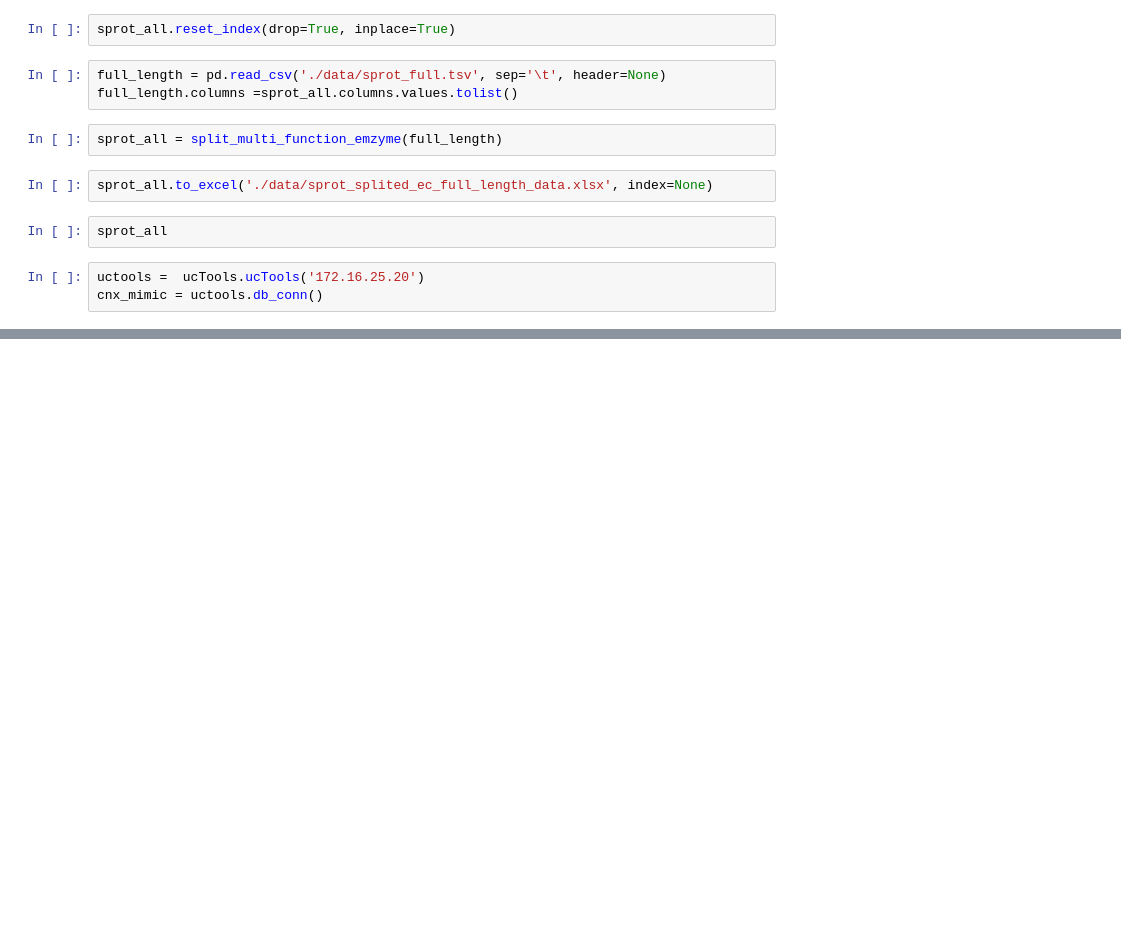
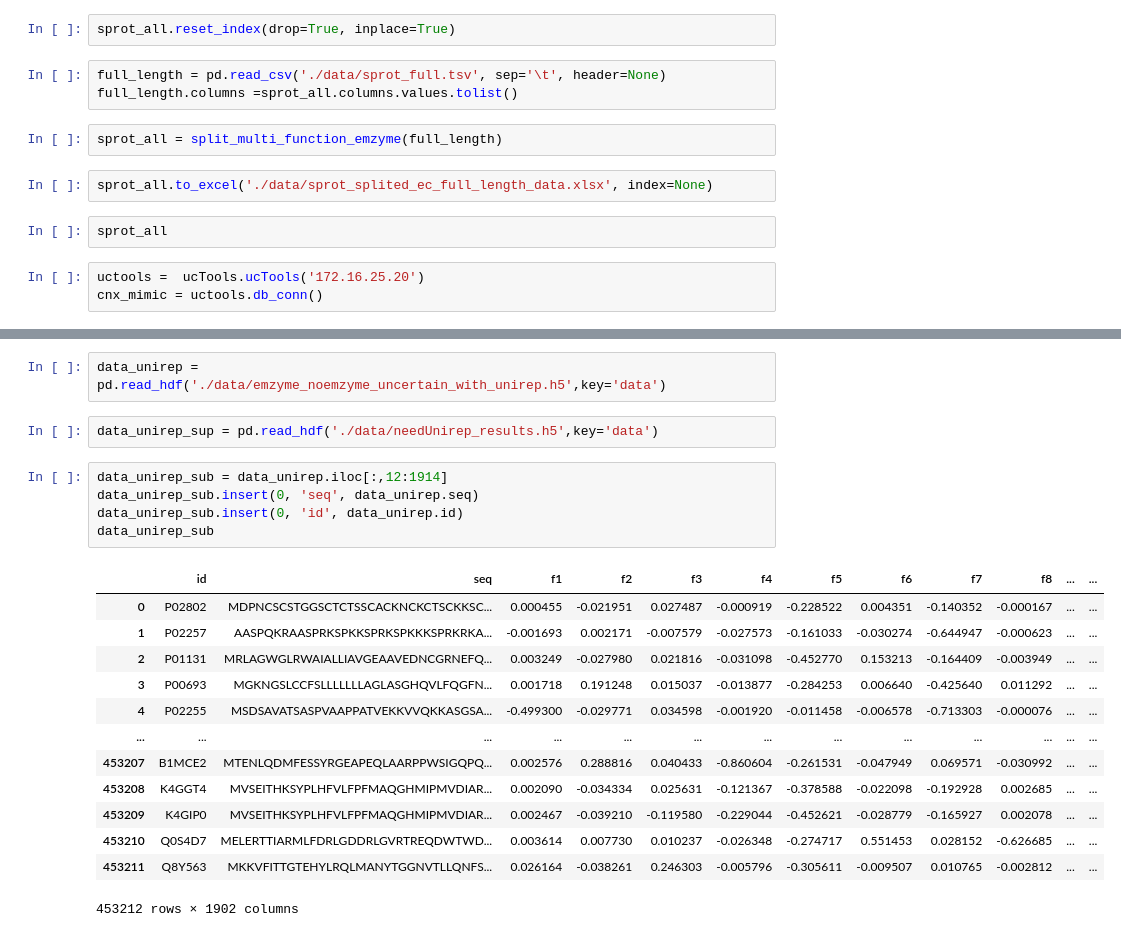
Before and after one commit to kingstdio/BioUniprot, a Jupyter notebook: data_analysis.ipynb, the cells around one changed output, grey strips where cells are left out. Cells and saved outputs as stored; diff of their text form; blank space fills up the shorter version.

```diff
--- a/data_analysis.ipynb
+++ b/data_analysis.ipynb
@@ -292,0 +298,23 @@ pd.DataFrame(length_list, columns=['seqlength', 'seqcounts', 'have_ec_asigned',
+# %%
+data_unirep = pd.read_hdf('./data/emzyme_noemzyme_uncertain_with_unirep.h5',key='data')
+# %%
+data_unirep_sup = pd.read_hdf('./data/needUnirep_results.h5',key='data')
+# %%
+data_unirep_sub = data_unirep.iloc[:,12:1914]
+data_unirep_sub.insert(0, 'seq', data_unirep.seq)
+data_unirep_sub.insert(0, 'id', data_unirep.id)
+data_unirep_sub
+# %% [output]
+|  | id | seq | f1 | f2 | f3 | f4 | f5 | f6 | f7 | f8 | ... | ... |
+| 0 | P02802 | MDPNCSCSTGGSCTCTSSCACKNCKCTSCKKSC... | 0.000455 | -0.021951 | 0.027487 | -0.000919 | -0.228522 | 0.004351 | -0.140352 | -0.000167 | ... | ... |
+| 1 | P02257 | AASPQKRAASPRKSPKKSPRKSPKKKSPRKRKA... | -0.001693 | 0.002171 | -0.007579 | -0.027573 | -0.161033 | -0.030274 | -0.644947 | -0.000623 | ... | ... |
+| 2 | P01131 | MRLAGWGLRWAIALLIAVGEAAVEDNCGRNEFQ... | 0.003249 | -0.027980 | 0.021816 | -0.031098 | -0.452770 | 0.153213 | -0.164409 | -0.003949 | ... | ... |
+| 3 | P00693 | MGKNGSLCCFSLLLLLLLAGLASGHQVLFQGFN... | 0.001718 | 0.191248 | 0.015037 | -0.013877 | -0.284253 | 0.006640 | -0.425640 | 0.011292 | ... | ... |
+| 4 | P02255 | MSDSAVATSASPVAAPPATVEKKVVQKKASGSA... | -0.499300 | -0.029771 | 0.034598 | -0.001920 | -0.011458 | -0.006578 | -0.713303 | -0.000076 | ... | ... |
+| ... | ... | ... | ... | ... | ... | ... | ... | ... | ... | ... | ... | ... |
+| 453207 | B1MCE2 | MTENLQDMFESSYRGEAPEQLAARPPWSIGQPQ... | 0.002576 | 0.288816 | 0.040433 | -0.860604 | -0.261531 | -0.047949 | 0.069571 | -0.030992 | ... | ... |
+| 453208 | K4GGT4 | MVSEITHKSYPLHFVLFPFMAQGHMIPMVDIAR... | 0.002090 | -0.034334 | 0.025631 | -0.121367 | -0.378588 | -0.022098 | -0.192928 | 0.002685 | ... | ... |
+| 453209 | K4GIP0 | MVSEITHKSYPLHFVLFPFMAQGHMIPMVDIAR... | 0.002467 | -0.039210 | -0.119580 | -0.229044 | -0.452621 | -0.028779 | -0.165927 | 0.002078 | ... | ... |
+| 453210 | Q0S4D7 | MELERTTIARMLFDRLGDDRLGVRTREQDWTWD... | 0.003614 | 0.007730 | 0.010237 | -0.026348 | -0.274717 | 0.551453 | 0.028152 | -0.626685 | ... | ... |
+| 453211 | Q8Y563 | MKKVFITTGTEHYLRQLMANYTGGNVTLLQNFS... | 0.026164 | -0.038261 | 0.246303 | -0.005796 | -0.305611 | -0.009507 | 0.010765 | -0.002812 | ... | ... |
+453212 rows × 1902 columns
```
Also changed, not shown: parts of 21 cells of this notebook, 13 other files.
